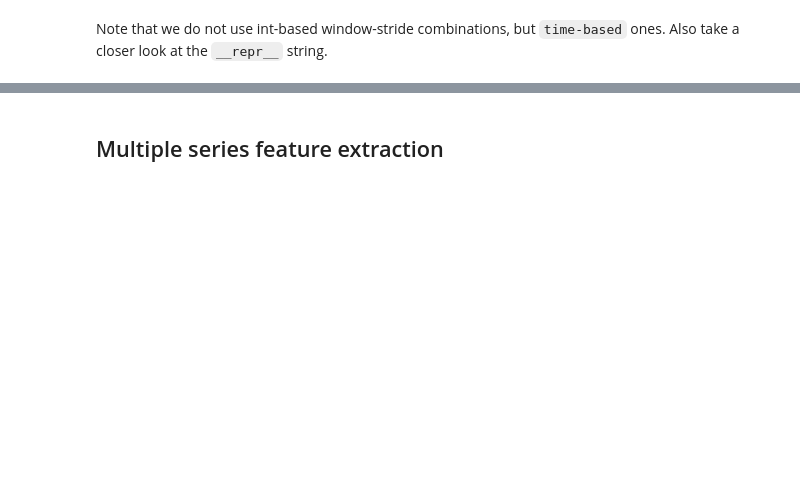
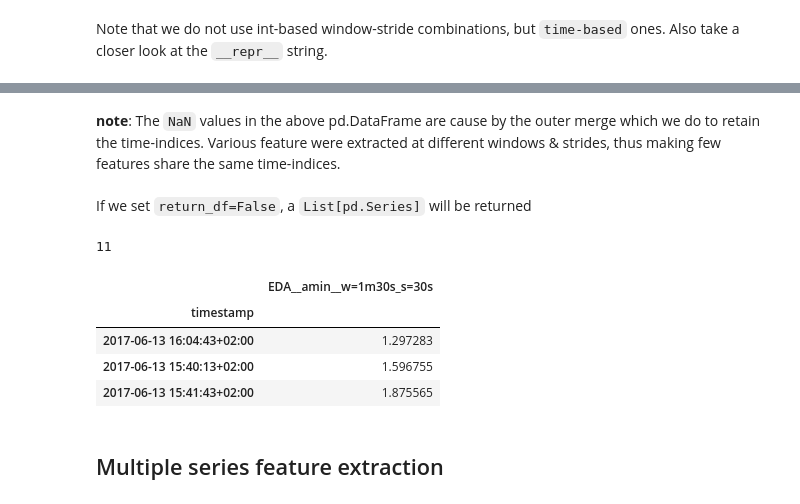
Before and after one commit to predict-idlab/tsflex, a Jupyter notebook: examples/example.ipynb, the cells around one changed output, grey strips where cells are left out. Cells and saved outputs as stored; diff of their text form; code cells hidden in the pictures; blank space fills up the shorter version.

```diff
--- a/examples/example.ipynb
+++ b/examples/example.ipynb
@@ -301,2 +266,17 @@ EDA: (
+# %% [markdown]
+**note**: The `NaN` values in the above pd.DataFrame are cause by the outer merge which we do to retain the time-indices. Various feature were extracted at different windows & strides, thus making few features share the same time-indices.
+<br><br>
+If we set `return_df=False`, a `List[pd.Series]` will be returned
+# %%
+feat_list : List[pd.Series] = gsr_feat_extr.calculate(df_gsr, return_df=False, show_progress=False, n_jobs=None)
+print(len(feat_list))
+feat_list[0].sample(3)
+# %% [output]
+11
+|  | EDA__amin__w=1m30s_s=30s |
+| timestamp |  |
+| 2017-06-13 16:04:43+02:00 | 1.297283 |
+| 2017-06-13 15:40:13+02:00 | 1.596755 |
+| 2017-06-13 15:41:43+02:00 | 1.875565 |
 # %% [markdown]
 ## Multiple series feature extraction
```
Also changed, not shown: parts of 62 cells of this notebook, 2 other files.
